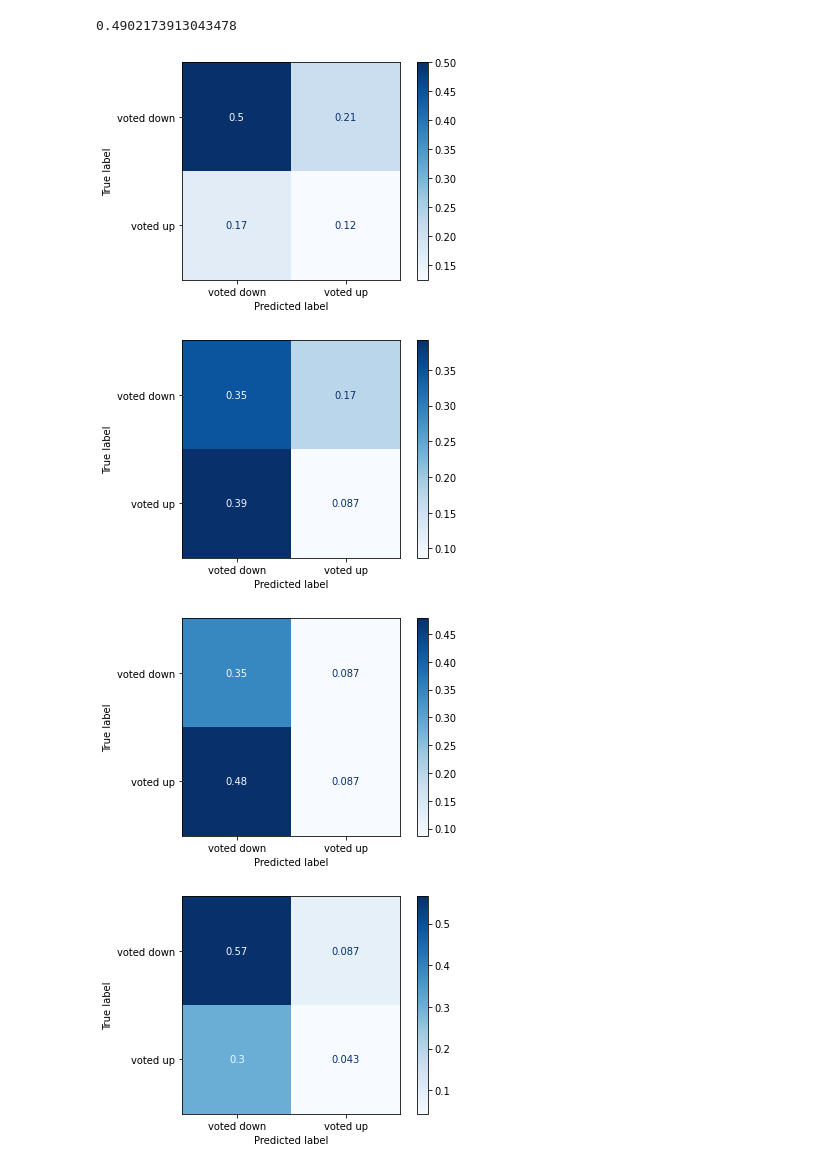
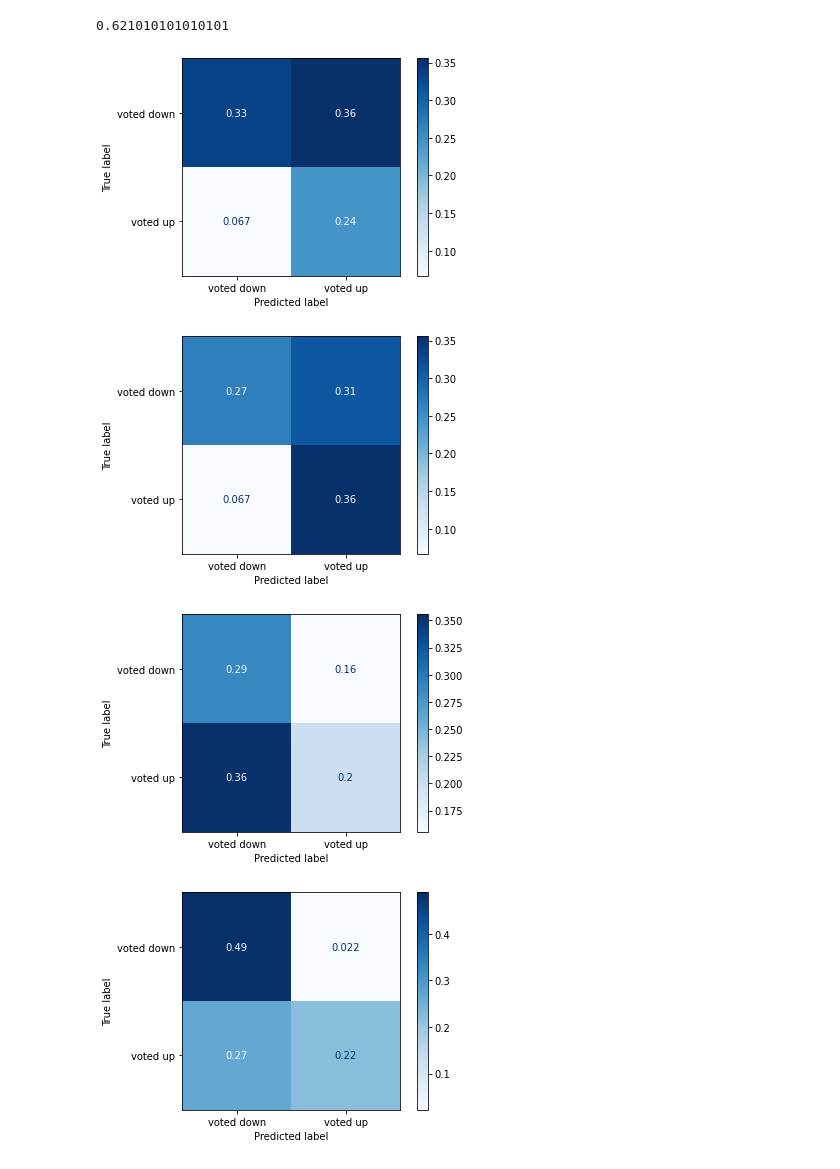
Before and after one commit to ConOLeary/Steam_review_sentiment, a Jupyter notebook: 2nd attempt/revised_og_approach.ipynb, the cells around one changed output. Cells and saved outputs as stored; diff of their text form; code cells hidden in the pictures.

```diff
--- a/2nd attempt/revised_og_approach.ipynb
+++ b/2nd attempt/revised_og_approach.ipynb
@@ -26,10 +26,10 @@ ALL_TAGS= ['CC', 'CD', 'DT', 'EX', 'FW', 'IN', 'JJ', 'JJR', 'JJS', 'LS', 'MD', '
 ACCEPTABLE_TAGS= ['FW', 'JJ', 'JJR', 'JJS', 'LS', 'MD', 'NN', 'NNS', 'NNP', 'NNPS',
  'POS', 'RB', 'RBR', 'RBS', 'RP', 'UH', 'VB', 'VBD', 'VBG', 'VBN', 'VBP', 'VBZ', 'WP$']
 
-MAX_FEATURES= 500 # incrasing this grants marginal increases in accuracy at the cost of run time
-MIN_ENGLISH= 0.9999
-LIMIT_INPUT_ROWS= 300 # You won't get as many rows of data in the final result as many are filtered out
-K_FOLDS= 20
+MAX_FEATURES= 400 # incrasing this grants marginal increases in accuracy at the cost of run time
+MIN_ENGLISH= 0
+LIMIT_INPUT_ROWS= 1000 # You won't get as many rows of data in the final result as many are filtered out. Having this as <500 seems to impact the model's accuracy
+K_FOLDS= 10
 WNL = WordNetLemmatizer()
 
 number_entries= 0
@@ -158,24 +158,24 @@ y= np.array(polarity, dtype=np.int)
 # %%
 # SPLIT, TRAIN, PREDICT, GRAPH
 total_score= 0
 kfold= KFold(K_FOLDS, shuffle=True, random_state=1)
 x_test= []
 y_test= []
 x_train= []
 y_train= []
 for train_index, test_index in kfold.split(x):
     x_train, x_test = x[train_index], x[test_index]
     y_train, y_test = y[train_index], y[test_index]
-    clf= MLPClassifier(hidden_layer_sizes=(amount_features, int(amount_features/2), int(amount_features/4)), activation="relu", solver="adam", random_state=1).fit(x_train, y_train)
+    clf= MLPClassifier(hidden_layer_sizes=(amount_features, int(amount_features/2), int(amount_features/4)), activation="identity", solver="adam", random_state=1, alpha=0.0001).fit(x_train, y_train)
     total_score+= clf.score(x_test, y_test)
     try:
         fig= plot_confusion_matrix(clf, x_test, y_test, display_labels=["voted down", "voted up"], cmap=plt.cm.Blues, normalize="all")
     except ValueError:
         pass
 print(total_score / K_FOLDS)
 # %% [output]
-0.4902173913043478
+0.621010101010101
-[figure, old version]
+[figure, new version]
-[figure, old version]
+[figure, new version]
-[figure, old version]
+[figure, new version]
-[figure, old version]
+[figure, new version]
```
Also changed, not shown: parts of 2 cells of this notebook, 1 other file.
